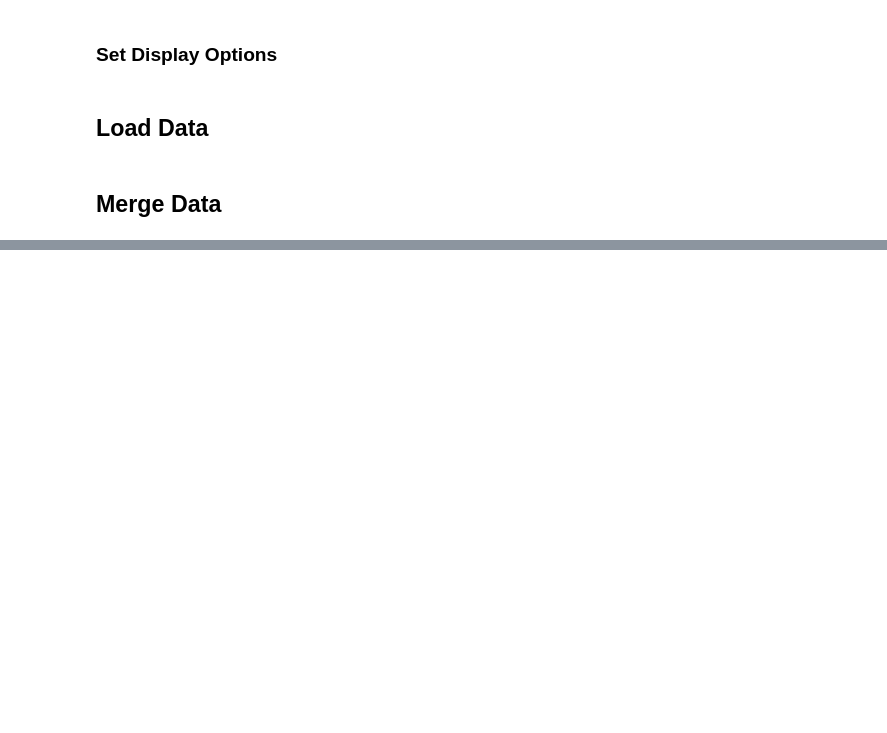
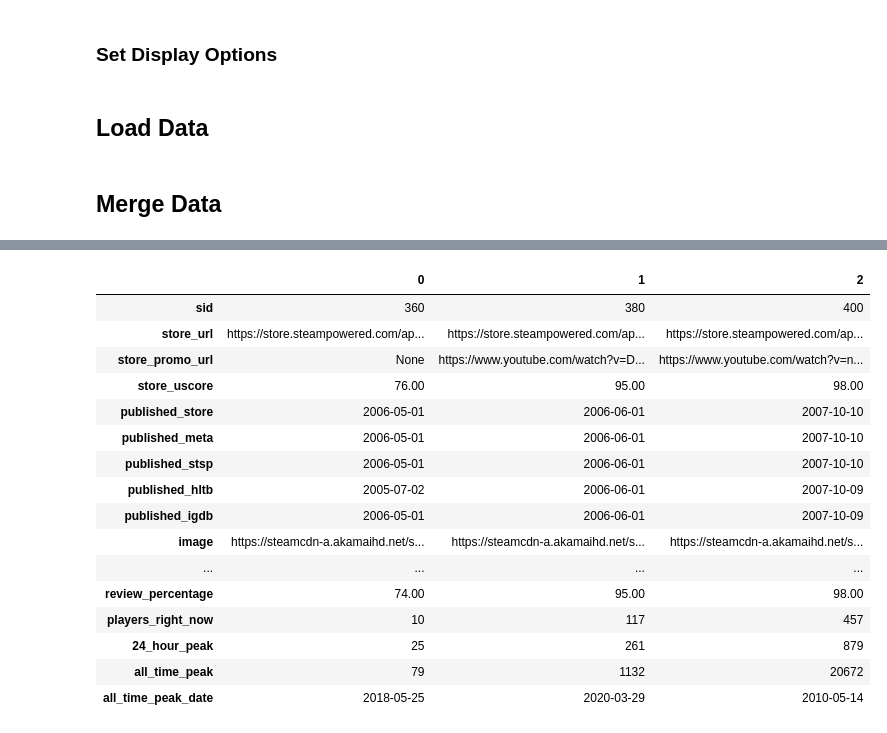
Before and after one commit to tgrauenhorst/Predicting_Video_Game_Success, a Jupyter notebook: notebooks/eda/eda_steam_merged.ipynb, the cells around one changed output, grey strips where cells are left out. Saved outputs shown, nothing was run; the diff lists cells and outputs as text; code cells hidden in the pictures; blank space fills up the shorter version.

```diff
--- a/notebooks/eda/eda_steam_merged.ipynb
+++ b/notebooks/eda/eda_steam_merged.ipynb
@@ -29,0 +52,20 @@ df = URLMerge(df_steamdb, 'store_url', df_game_data, 'link')
+# %%
+df.head(3).T
+# %% [output]
+|  | 0 | 1 | 2 |
+| sid | 360 | 380 | 400 |
+| store_url | https://store.steampowered.com/ap... | https://store.steampowered.com/ap... | https://store.steampowered.com/ap... |
+| store_promo_url | None | https://www.youtube.com/watch?v=D... | https://www.youtube.com/watch?v=n... |
+| store_uscore | 76.00 | 95.00 | 98.00 |
+| published_store | 2006-05-01 | 2006-06-01 | 2007-10-10 |
+| published_meta | 2006-05-01 | 2006-06-01 | 2007-10-10 |
+| published_stsp | 2006-05-01 | 2006-06-01 | 2007-10-10 |
+| published_hltb | 2005-07-02 | 2006-06-01 | 2007-10-09 |
+| published_igdb | 2006-05-01 | 2006-06-01 | 2007-10-09 |
+| image | https://steamcdn-a.akamaihd.net/s... | https://steamcdn-a.akamaihd.net/s... | https://steamcdn-a.akamaihd.net/s... |
+| ... | ... | ... | ... |
+| review_percentage | 74.00 | 95.00 | 98.00 |
+| players_right_now | 10 | 117 | 457 |
+| 24_hour_peak | 25 | 261 | 879 |
+| all_time_peak | 79 | 1132 | 20672 |
+| all_time_peak_date | 2018-05-25 | 2020-03-29 | 2010-05-14 |
```
Also changed, not shown: parts of 17 cells of this notebook.
